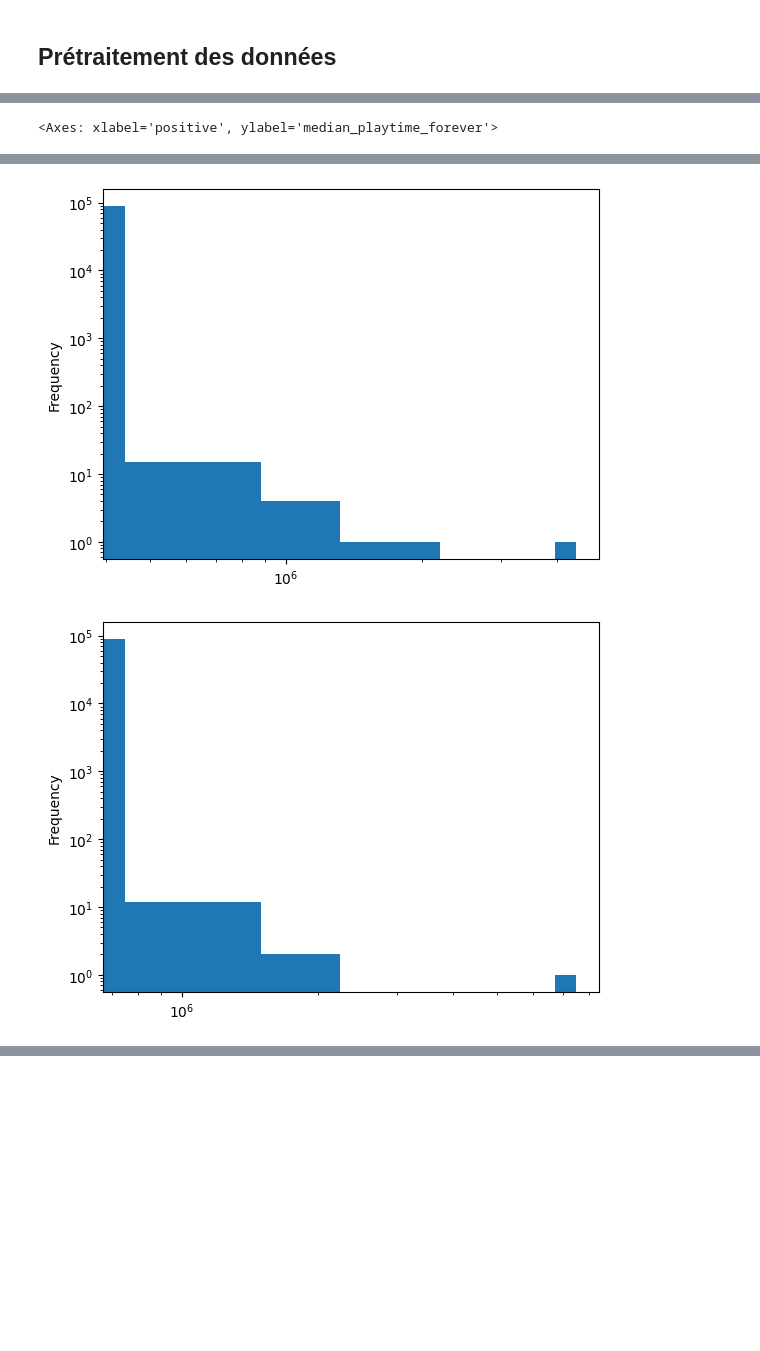
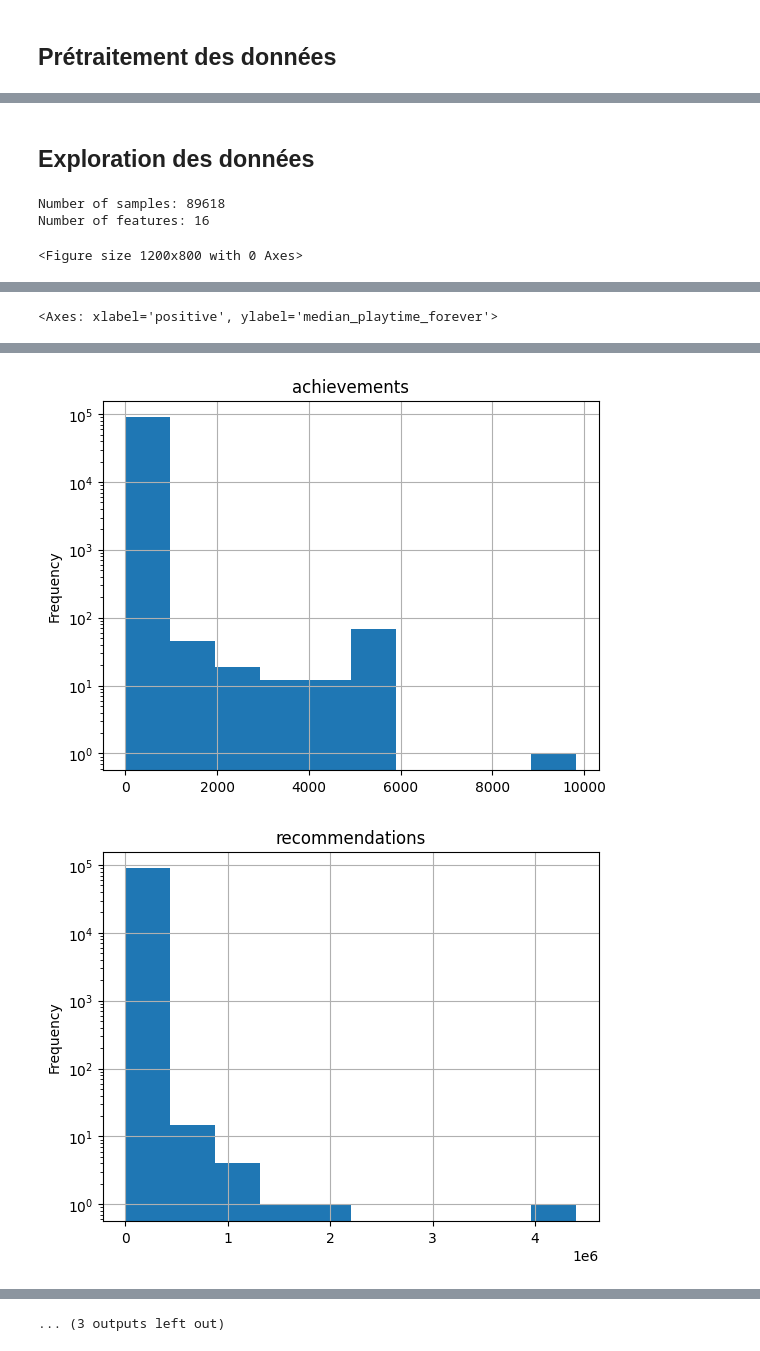
Before and after one commit to trietngh/5SIEC-clustering, a Jupyter notebook: tp2/TP_clustering.ipynb, the cells around one changed output, grey strips where cells are left out. Cells and saved outputs as stored; diff of their text form; code cells hidden in the pictures; blank space fills up the shorter version.

```diff
--- a/tp2/TP_clustering.ipynb
+++ b/tp2/TP_clustering.ipynb
@@ -23,2 +26,18 @@ Ce dataset a été créé avec Steam store page scraping et Steam Games Scraper
 # %% [markdown]
 ## Prétraitement des données
+# %%
+## Supprimer 'appid' du dataset
+if ('appid' in df.columns):
+    df = df.drop(columns=['appid'])
+
+## Transformer 'release_date' en Année de sortie et changer le nom de la colonne
+df['release_date'] = pd.to_datetime(df['release_date'], errors='coerce').dt.year
+df = df.rename(columns={'release_date': 'release_year'})
+
+## Extraire 'single_player' et 'multi_player' de la colonne 'categories'
+def extract_category(df: pd.DataFrame, categories_name: str) -> int:
+    return 1 if categories_name and df.find(categories_name) != -1 else 0
+df['single_player'] = df['categories'].apply(extract_category, args=('Single-player',))
+df['multi_player'] = df['categories'].apply(extract_category, args=('Multi-player',))
+df = df.drop(columns=['categories'])
+df.head(10)
@@ -25,22 +56,24 @@ Ce dataset a été créé avec Steam store page scraping et Steam Games Scraper
+# %% [markdown]
+## Exploration des données
 # %%
-#importation de la librairie
-import matplotlib.pyplot as plt
-import pandas as pd
+# Nombre d'échantillons et de features
+print("Number of samples:", df.shape[0])
+print("Number of features:", df.shape[1])
 
-df = pd.read_csv("./dataset/Steam_Games_2025.csv")
-
-
-#we look at the distributions in general of our data :
-# print(df.describe(include='all'))
-
+# Distribution des données
+plt.figure(figsize=(12, 8))
+df[df.columns].hist(bins=20)
+plt.tight_layout()
+plt.show()
 #for the columns with numbers, we can plot the histograms
-#df.hist(column='appid')
 list=['metacritic_score','achievements','recommendations','positive','negative','median_playtime_forever','peak_ccu','num_reviews_total']
 
 #histogrammes
 for x in list:
   plt.figure()
-  df[x].plot.hist(loglog=True)
+  df[x].plot.hist(logy=True)
+  plt.title(x)
+  plt.grid()
 #même en affichant les données sous l'échelle logarithmique, on observe déjà des pics au niveau de 0 pour les données manquantes(le dataset n'est pas complet)
 
 #covariance & correlation
@@ -54,4 +87,6 @@ df.plot.scatter(x='positive',y='median_playtime_forever')
 #en testant qlq combinaisons de catégories en x et y (en évitant de prendre des catégories trop redondantes),
 # on observe que les données ne se regroupe pas bien, se répartissant plus selon l'absence de données que formant des clusters cohérents
 # %% [output]
-<Axes: xlabel='positive', ylabel='median_playtime_forever'>
+Number of samples: 89618
+Number of features: 16
+<Figure size 1200x800 with 0 Axes>
@@ -58,0 +94 @@ df.plot.scatter(x='positive',y='median_playtime_forever')
+<Axes: xlabel='positive', ylabel='median_playtime_forever'>
@@ -60,2 +96,2 @@ df.plot.scatter(x='positive',y='median_playtime_forever')
-[figure, old version]
+[figure, new version]
-[figure, old version]
+[figure, new version]
@@ -69,3 +103,4 @@ df.plot.scatter(x='positive',y='median_playtime_forever')
+... (3 outputs left out)
 # %%
 #we search for how much features are missing
 
```
Also changed, not shown: parts of 9 cells of this notebook, 4 other files.
